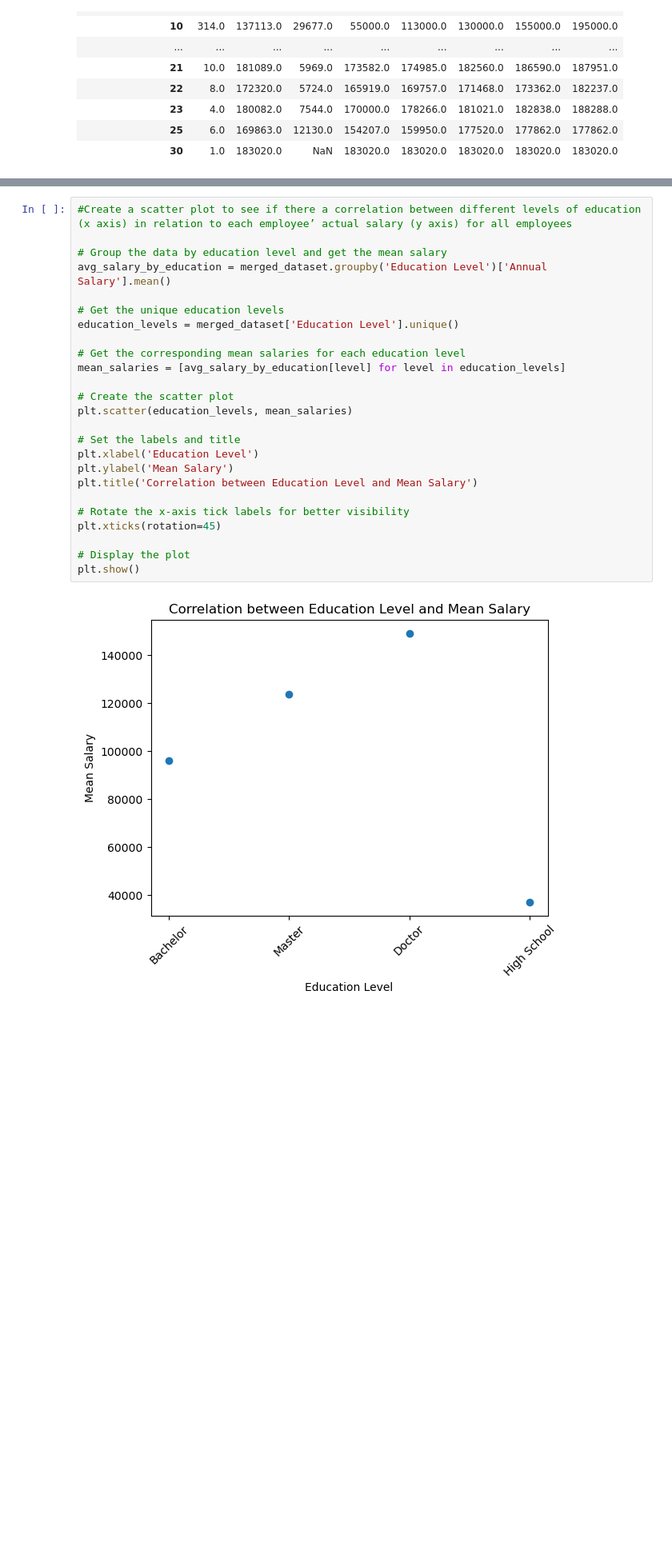
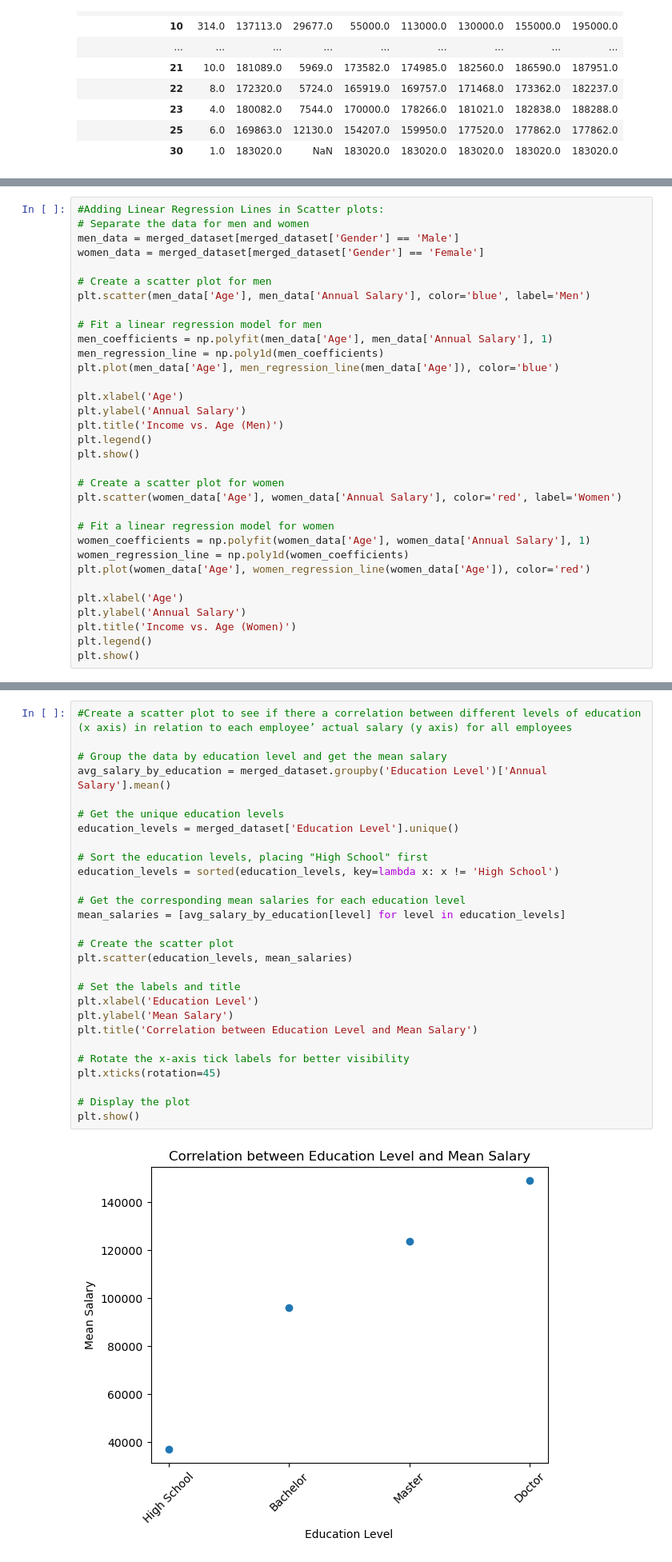
Before and after one commit to cnm92211/rut23-team1-project-one, a Jupyter notebook: employee_retention.ipynb, the cells around one changed output, grey strips where cells are left out. Shown: that part at 80% size. Saved outputs shown, nothing was run; the diff lists cells and outputs as text; blank space fills up the shorter version.

```diff
--- a/employee_retention.ipynb
+++ b/employee_retention.ipynb
@@ -383,3 +383,36 @@ plt.show()
 # %% [output]
 [figure]
 [figure]
+# %%
+#Adding Linear Regression Lines in Scatter plots:
+# Separate the data for men and women
+men_data = merged_dataset[merged_dataset['Gender'] == 'Male']
+women_data = merged_dataset[merged_dataset['Gender'] == 'Female']
+
+# Create a scatter plot for men
+plt.scatter(men_data['Age'], men_data['Annual Salary'], color='blue', label='Men')
+
+# Fit a linear regression model for men
+men_coefficients = np.polyfit(men_data['Age'], men_data['Annual Salary'], 1)
+men_regression_line = np.poly1d(men_coefficients)
+plt.plot(men_data['Age'], men_regression_line(men_data['Age']), color='blue')
+
+plt.xlabel('Age')
+plt.ylabel('Annual Salary')
+plt.title('Income vs. Age (Men)')
+plt.legend()
+plt.show()
+
+# Create a scatter plot for women
+plt.scatter(women_data['Age'], women_data['Annual Salary'], color='red', label='Women')
+
+# Fit a linear regression model for women
+women_coefficients = np.polyfit(women_data['Age'], women_data['Annual Salary'], 1)
+women_regression_line = np.poly1d(women_coefficients)
+plt.plot(women_data['Age'], women_regression_line(women_data['Age']), color='red')
+
+plt.xlabel('Age')
+plt.ylabel('Annual Salary')
+plt.title('Income vs. Age (Women)')
+plt.legend()
+plt.show()
@@ -415,30 +451,33 @@ plt.show()
 # %%
 #Create a scatter plot to see if there a correlation between different levels of education (x axis) in relation to each employee’ actual salary (y axis) for all employees
 
 # Group the data by education level and get the mean salary
 avg_salary_by_education = merged_dataset.groupby('Education Level')['Annual Salary'].mean()
 
 # Get the unique education levels
 education_levels = merged_dataset['Education Level'].unique()
+
+# Sort the education levels, placing "High School" first
+education_levels = sorted(education_levels, key=lambda x: x != 'High School')
 
 # Get the corresponding mean salaries for each education level
 mean_salaries = [avg_salary_by_education[level] for level in education_levels]
 
 # Create the scatter plot
 plt.scatter(education_levels, mean_salaries)
 
 # Set the labels and title
 plt.xlabel('Education Level')
 plt.ylabel('Mean Salary')
 plt.title('Correlation between Education Level and Mean Salary')
 
 # Rotate the x-axis tick labels for better visibility
 plt.xticks(rotation=45)
 
 # Display the plot
 plt.show()
 # %% [output]
-[figure, old version]
+[figure, new version]
 # %%
 #Pie chart to - show the percentage of employees and number of employees with different levels of education
 
```
Also changed, not shown: parts of 2 cells of this notebook.
